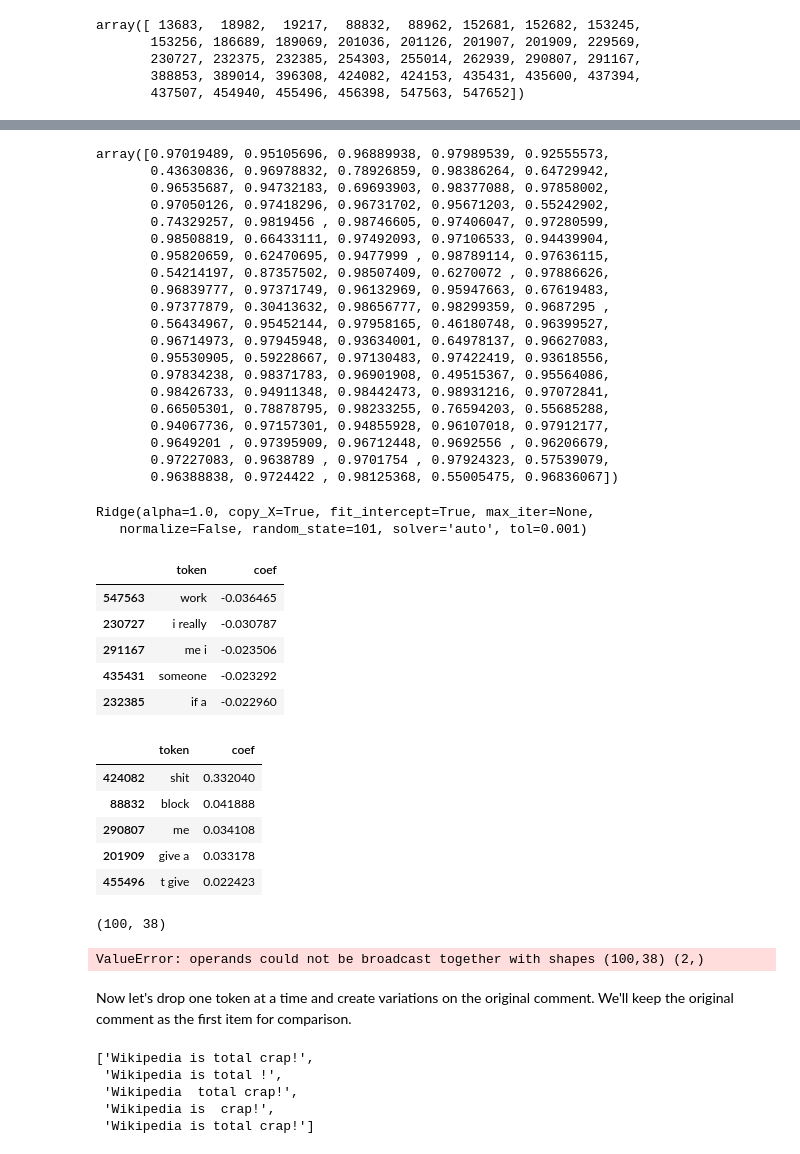
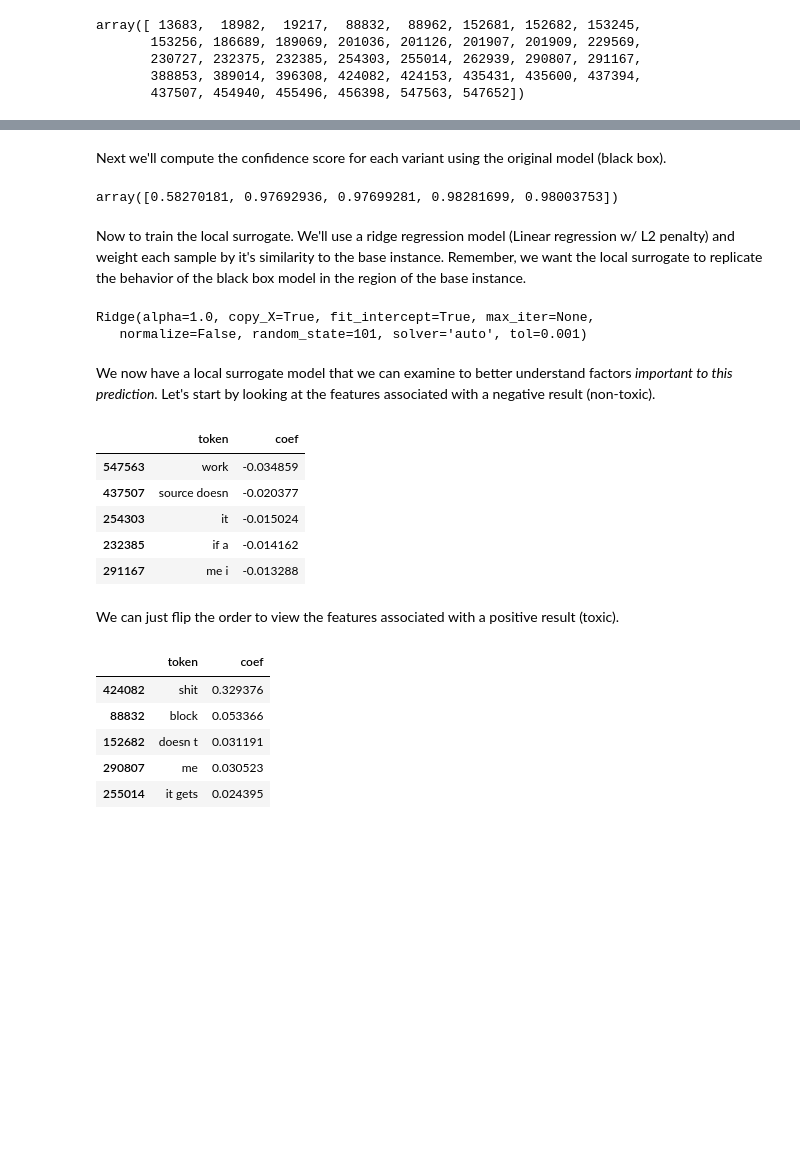
Before and after one commit to jkingphd/nlp_example, a Jupyter notebook: notebooks/3A-jkk-interpretation.ipynb, the cells around one changed output, grey strips where cells are left out. Drawn from its saved outputs; the diff is of its cells as text; code cells hidden in the pictures; blank space fills up the shorter version.

Commit message:
Finalized local surrogate example code.

```diff
--- a/notebooks/3A-jkk-interpretation.ipynb
+++ b/notebooks/3A-jkk-interpretation.ipynb
@@ -352,71 +365,38 @@ array([0.92932038, 0.94146887, 0.91701095, 0.8660254 , 0.83937206])
+# %% [markdown]
+Next we'll compute the confidence score for each variant using the original model (black box).
 # %%
 y_prob_var = pipe.named_steps['clf'].predict_proba(X_var)[:,1]
-y_prob_var
+y_prob_var[:5]
 # %% [output]
-array([0.97019489, 0.95105696, 0.96889938, 0.97989539, 0.92555573,
-       0.43630836, 0.96978832, 0.78926859, 0.98386264, 0.64729942,
-       0.96535687, 0.94732183, 0.69693903, 0.98377088, 0.97858002,
-       0.97050126, 0.97418296, 0.96731702, 0.95671203, 0.55242902,
-       0.74329257, 0.9819456 , 0.98746605, 0.97406047, 0.97280599,
-       0.98508819, 0.66433111, 0.97492093, 0.97106533, 0.94439904,
-       0.95820659, 0.62470695, 0.9477999 , 0.98789114, 0.97636115,
-       0.54214197, 0.87357502, 0.98507409, 0.6270072 , 0.97886626,
-       0.96839777, 0.97371749, 0.96132969, 0.95947663, 0.67619483,
-       0.97377879, 0.30413632, 0.98656777, 0.98299359, 0.9687295 ,
-       0.56434967, 0.95452144, 0.97958165, 0.46180748, 0.96399527,
-       0.96714973, 0.97945948, 0.93634001, 0.64978137, 0.96627083,
-       0.95530905, 0.59228667, 0.97130483, 0.97422419, 0.93618556,
-       0.97834238, 0.98371783, 0.96901908, 0.49515367, 0.95564086,
-       0.98426733, 0.94911348, 0.98442473, 0.98931216, 0.97072841,
-       0.66505301, 0.78878795, 0.98233255, 0.76594203, 0.55685288,
-       0.94067736, 0.97157301, 0.94855928, 0.96107018, 0.97912177,
-       0.9649201 , 0.97395909, 0.96712448, 0.9692556 , 0.96206679,
-       0.97227083, 0.9638789 , 0.9701754 , 0.97924323, 0.57539079,
-       0.96388838, 0.9724422 , 0.98125368, 0.55005475, 0.96836067])
+array([0.58270181, 0.97692936, 0.97699281, 0.98281699, 0.98003753])
+# %% [markdown]
+Now to train the local surrogate. We'll use a ridge regression model (Linear regression w/ L2 penalty) and weight each sample by it's similarity to the base instance. Remember, we want the local surrogate to replicate the behavior of the black box model in the region of the base instance.
 # %%
-clf = Ridge(random_state=seed)
-clf.fit(X_var, y_prob_var)
+local_model = Ridge(random_state=seed)
+local_model.fit(X_var, y_prob_var, sample_weight=sim)
 # %% [output]
 Ridge(alpha=1.0, copy_X=True, fit_intercept=True, max_iter=None,
    normalize=False, random_state=101, solver='auto', tol=0.001)
+# %% [markdown]
+We now have a local surrogate model that we can examine to better understand factors *important to this prediction*. Let's start by looking at the features associated with a negative result (non-toxic).
 # %%
-df_local = pd.DataFrame({'token':tokens, 'coef':clf.coef_.flatten()})
+df_local = pd.DataFrame({'token':tokens, 'coef':local_model.coef_.flatten()})
 df_local.sort_values('coef', ascending=True).head()
 # %% [output]
 |  | token | coef |
-| 547563 | work | -0.036465 |
-| 230727 | i really | -0.030787 |
-| 291167 | me i | -0.023506 |
-| 435431 | someone | -0.023292 |
-| 232385 | if a | -0.022960 |
+| 547563 | work | -0.034859 |
+| 437507 | source doesn | -0.020377 |
+| 254303 | it | -0.015024 |
+| 232385 | if a | -0.014162 |
+| 291167 | me i | -0.013288 |
+# %% [markdown]
+We can just flip the order to view the features associated with a positive result (toxic).
 # %%
 df_local.sort_values('coef', ascending=False).head()
 # %% [output]
 |  | token | coef |
-| 424082 | shit | 0.332040 |
-| 88832 | block | 0.041888 |
-| 290807 | me | 0.034108 |
-| 201909 | give a | 0.033178 |
-| 455496 | t give | 0.022423 |
+| 424082 | shit | 0.329376 |
+| 88832 | block | 0.053366 |
+| 152682 | doesn t | 0.031191 |
+| 290807 | me | 0.030523 |
+| 255014 | it gets | 0.024395 |
-# %%
-mask
-# %% [output]
-(100, 38)
-# %%
-mask
-X_variants[:, idx_nonzero]
-# %% [output]
-ValueError: operands could not be broadcast together with shapes (100,38) (2,)
-# %% [markdown]
-Now let's drop one token at a time and create variations on the original comment. We'll keep the original comment as the first item for comparison.
-# %%
-variants = [comment]
-for token in sorted(set(tokens)): # The set is very important!
-    variants.append(re.sub(token, '', comment))
-variants
-# %% [output]
-['Wikipedia is total crap!',
- 'Wikipedia is total !',
- 'Wikipedia  total crap!',
- 'Wikipedia is  crap!',
- 'Wikipedia is total crap!']
```
Also changed, not shown: parts of 45 cells of this notebook.
